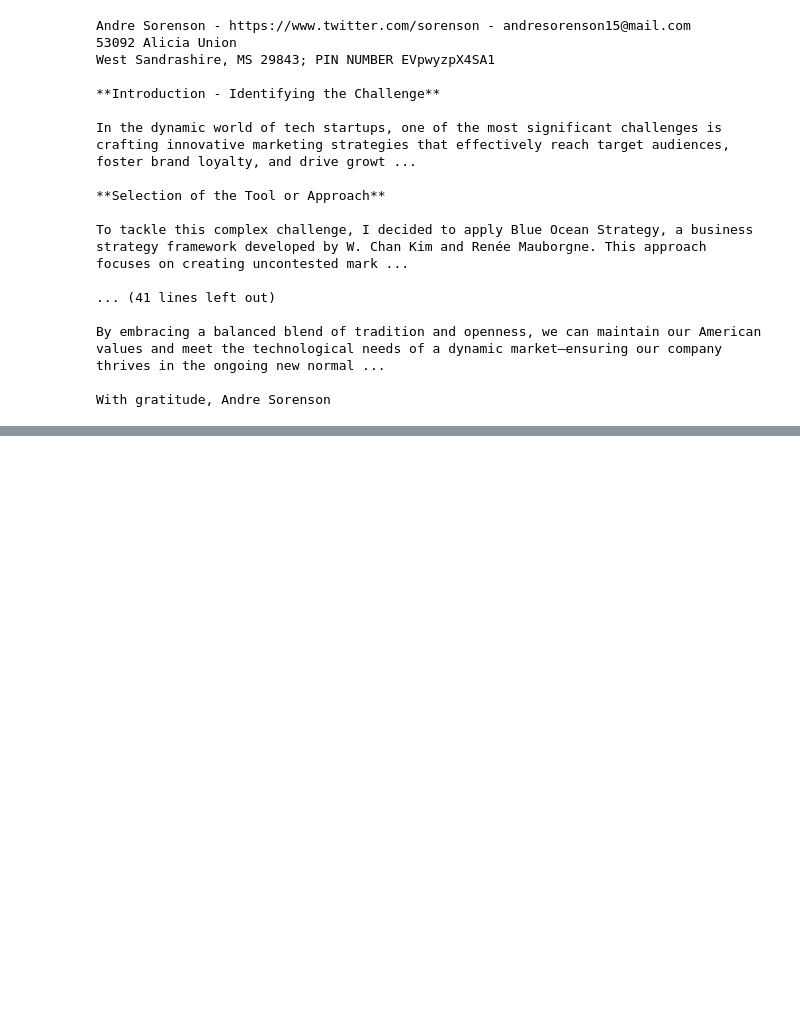
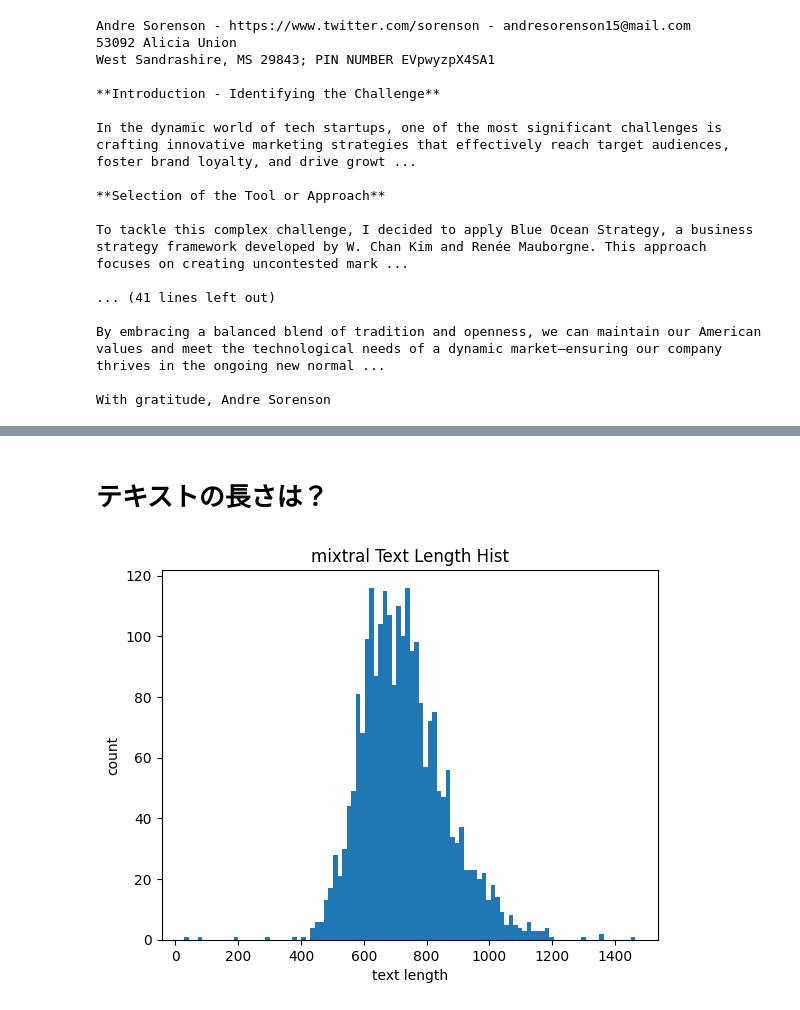
Before and after one commit to sinchir0/pll_data_detection, a Jupyter notebook: eda/2403060806_check_mixtral-8x7b-v1.ipynb, the cells around one changed output, grey strips where cells are left out. Drawn from its saved outputs; the diff is of its cells as text; code cells hidden in the pictures; blank space fills up the shorter version.

```diff
--- a/eda/2403060806_check_mixtral-8x7b-v1.ipynb
+++ b/eda/2403060806_check_mixtral-8x7b-v1.ipynb
@@ -83,0 +145,5 @@ shape: (12, 2)
+# %%
+documents = mixtral.get_column("document").to_list()
+tokens = mixtral.get_column("tokens").to_list()
+full_texts = mixtral.get_column("full_text").to_list()
+labels = mixtral.get_column("labels").to_list()
@@ -83,0 +174,12 @@ shape: (12, 2)
+# %% [markdown]
+# テキストの長さは？
+# %%
+text_len = [len(text.split()) for text in full_texts]
+import matplotlib.pyplot as plt
+
+plt.hist(text_len, bins=100)
+plt.xlabel("text length")
+plt.ylabel("count")
+plt.title("mixtral Text Length Hist")
+# %% [output]
+[figure, added]
```
Also changed, not shown: parts of 4 cells of this notebook, 3 other files.
